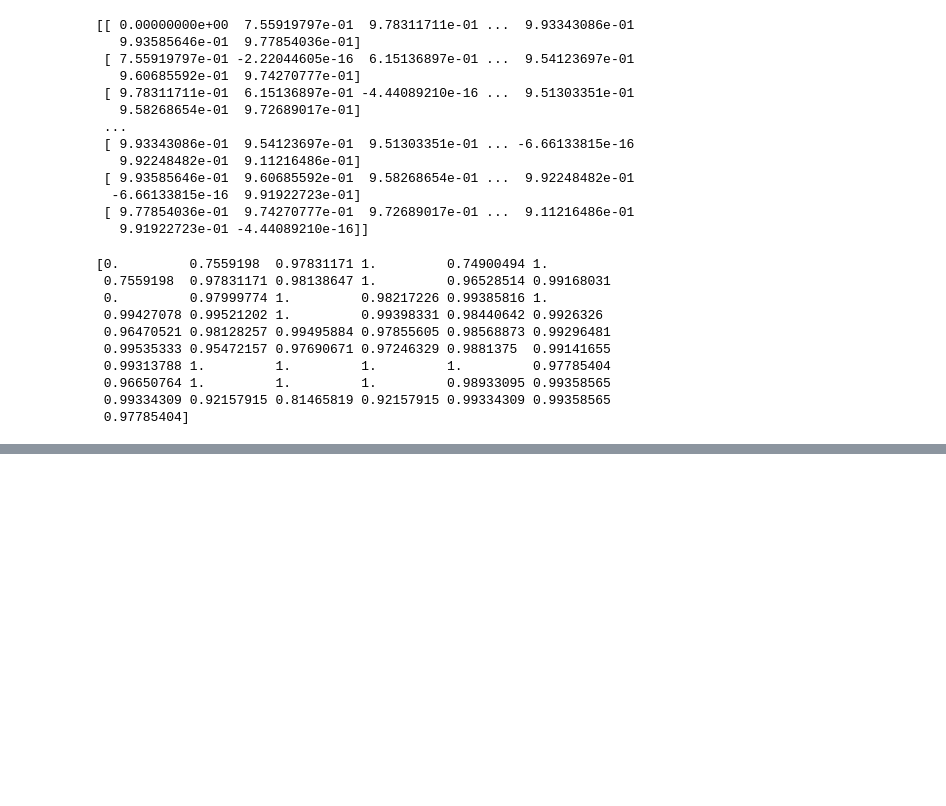
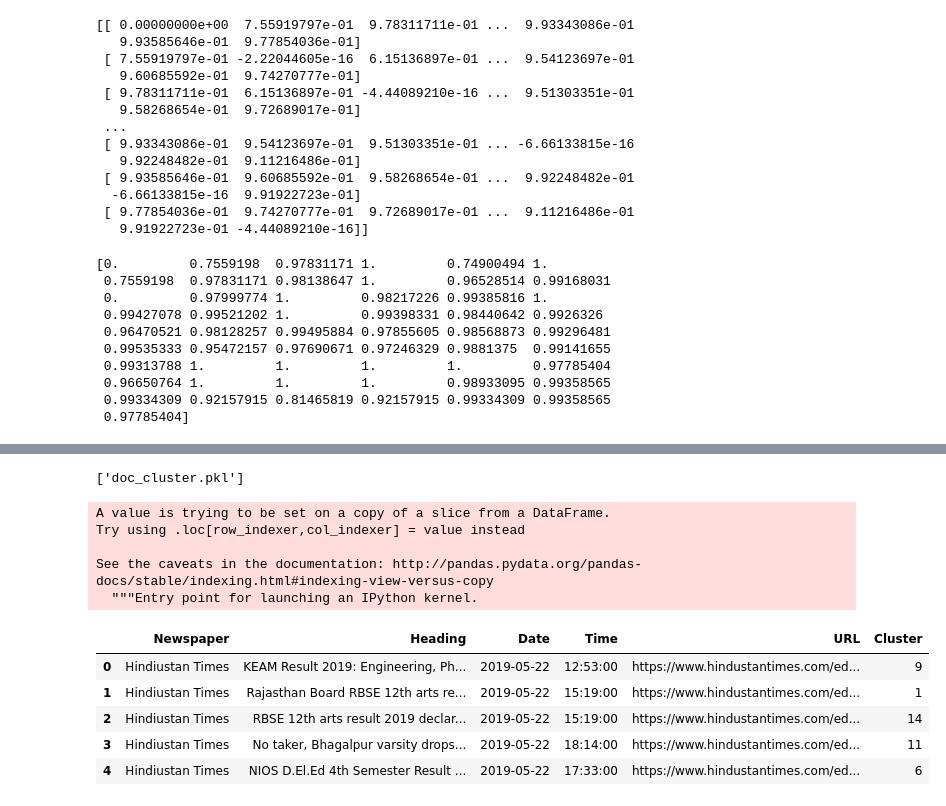
Before and after one commit to adityasharma1076/Summer-Project, a Jupyter notebook: tf-idf.ipynb, the cells around one changed output, grey strips where cells are left out. Drawn from its saved outputs; the diff is of its cells as text; code cells hidden in the pictures; blank space fills up the shorter version.

```diff
--- a/tf-idf.ipynb
+++ b/tf-idf.ipynb
@@ -358,0 +322,5 @@ clusters
+# %%
+from sklearn.externals import joblib
+joblib.dump(km,  'doc_cluster.pkl')
+# %% [output]
+['doc_cluster.pkl']
@@ -358,0 +330,17 @@ clusters
+# %%
+df['Cluster'] = clusters
+# %% [output]
+A value is trying to be set on a copy of a slice from a DataFrame.
+Try using .loc[row_indexer,col_indexer] = value instead
+
+See the caveats in the documentation: http://pandas.pydata.org/pandas-docs/stable/indexing.html#indexing-view-versus-copy
+  """Entry point for launching an IPython kernel.
+# %%
+df.head()
+# %% [output]
+|  | Newspaper | Heading | Date | Time | URL | Cluster |
+| 0 | Hindiustan Times | KEAM Result 2019: Engineering, Ph... | 2019-05-22 | 12:53:00 | https://www.hindustantimes.com/ed... | 9 |
+| 1 | Hindiustan Times | Rajasthan Board RBSE 12th arts re... | 2019-05-22 | 15:19:00 | https://www.hindustantimes.com/ed... | 1 |
+| 2 | Hindiustan Times | RBSE 12th arts result 2019 declar... | 2019-05-22 | 15:19:00 | https://www.hindustantimes.com/ed... | 14 |
+| 3 | Hindiustan Times | No taker, Bhagalpur varsity drops... | 2019-05-22 | 18:14:00 | https://www.hindustantimes.com/ed... | 11 |
+| 4 | Hindiustan Times | NIOS D.El.Ed 4th Semester Result ... | 2019-05-22 | 17:33:00 | https://www.hindustantimes.com/ed... | 6 |
```
Also changed, not shown: parts of 26 cells of this notebook, 1 other file.
